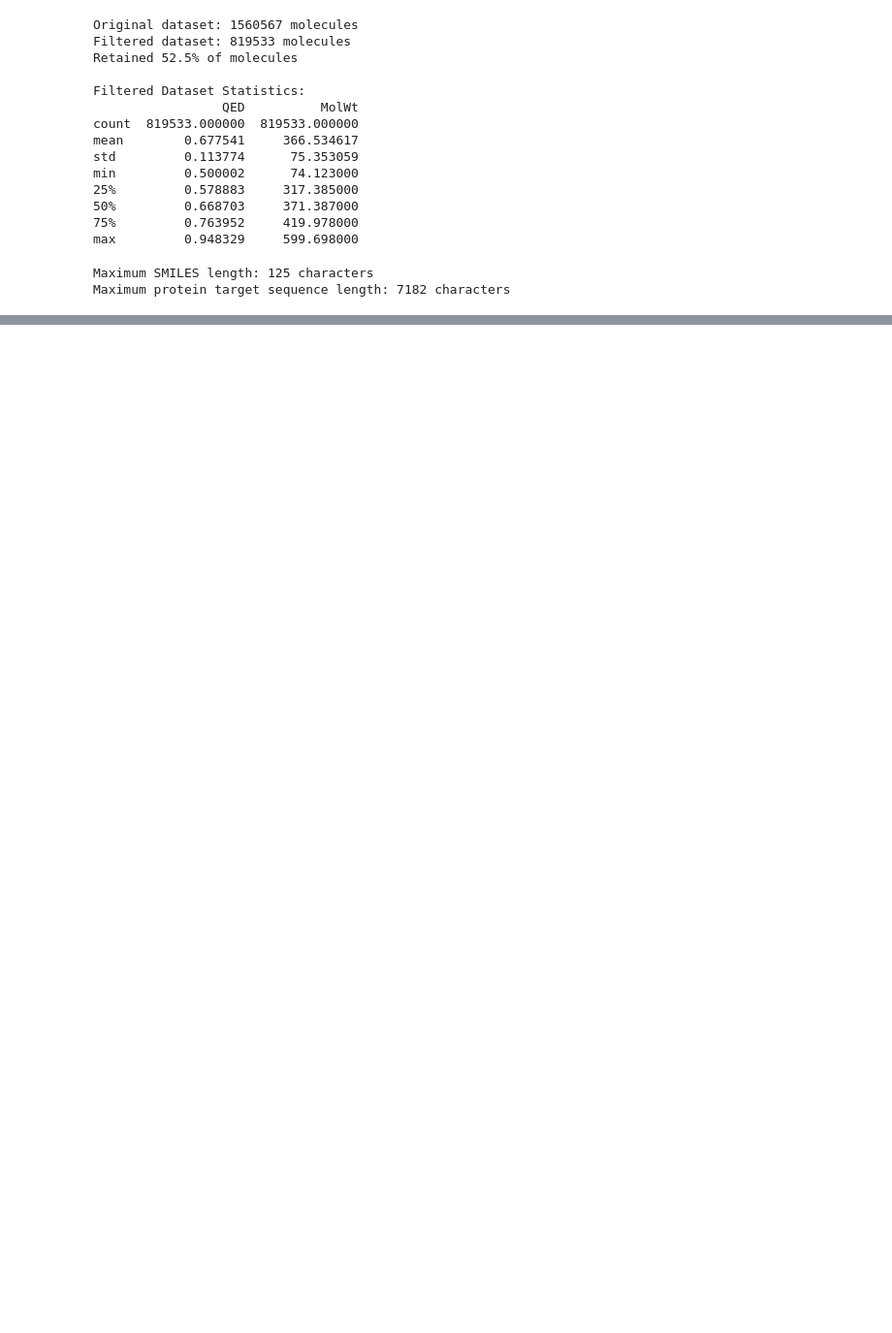
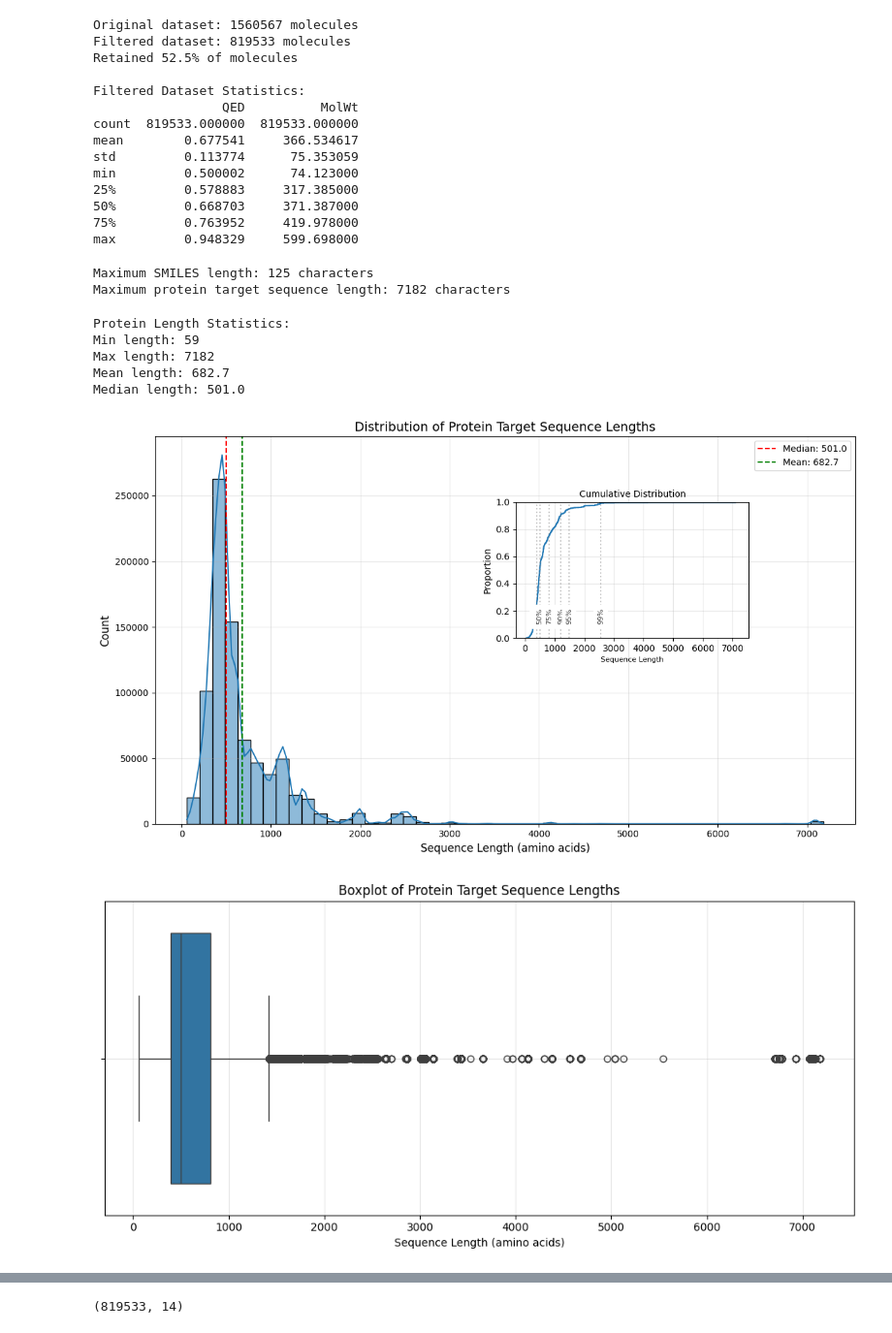
Before and after one commit to https-kanika/MolGenX-backend, a Jupyter notebook: EDA/bindingdb-eda.ipynb, the cells around one changed output, grey strips where cells are left out. Shown at 97% size. Drawn from its saved outputs; the diff is of its cells as text; code cells hidden in the pictures; blank space fills up the shorter version.

```diff
--- a/EDA/bindingdb-eda.ipynb
+++ b/EDA/bindingdb-eda.ipynb
@@ -693,3 +693,75 @@ print(f"Maximum protein target sequence length: {max_target_seq_length} characte
 # %% [output]
 Maximum SMILES length: 125 characters
 Maximum protein target sequence length: 7182 characters
+# %%
+import matplotlib.pyplot as plt
+import seaborn as sns
+import numpy as np
+
+# Calculate protein sequence lengths
+filtered_df['protein_length'] = filtered_df['target_seq'].str.len()
+
+# Basic statistics
+print("Protein Length Statistics:")
+print(f"Min length: {filtered_df['protein_length'].min()}")
+print(f"Max length: {filtered_df['protein_length'].max()}")
+print(f"Mean length: {filtered_df['protein_length'].mean():.1f}")
+print(f"Median length: {filtered_df['protein_length'].median()}")
+
+# Create a figure
+plt.figure(figsize=(12, 7))
+
+# Main distribution plot
+sns.histplot(filtered_df['protein_length'], bins=50, kde=True)
+plt.title('Distribution of Protein Target Sequence Lengths', fontsize=14)
+plt.xlabel('Sequence Length (amino acids)', fontsize=12)
+plt.ylabel('Count', fontsize=12)
+plt.axvline(filtered_df['protein_length'].median(), color='red', linestyle='--',
+            label=f'Median: {filtered_df["protein_length"].median()}')
+plt.axvline(filtered_df['protein_length'].mean(), color='green', linestyle='--',
+            label=f'Mean: {filtered_df["protein_length"].mean():.1f}')
+plt.grid(True, alpha=0.3)
+plt.legend()
+
+# Add an inset with cumulative distribution
+ax_inset = plt.axes([0.55, 0.5, 0.3, 0.3])  # [left, bottom, width, height]
+sns.ecdfplot(filtered_df['protein_length'], ax=ax_inset)
+ax_inset.set_title('Cumulative Distribution', fontsize=10)
+ax_inset.set_xlabel('Sequence Length', fontsize=8)
+ax_inset.grid(True, alpha=0.3)
+
+# Add percentile markers
+percentiles = [25, 50, 75, 90, 95, 99]
+for p in percentiles:
+    length_p = np.percentile(filtered_df['protein_length'], p)
+    ax_inset.axvline(length_p, color='gray', alpha=0.5, linestyle=':')
+    ax_inset.text(length_p, 0.1, f'{p}%', ha='center', va='bottom', fontsize=8,
+                  rotation=90, backgroundcolor='white', alpha=0.8)
+
+plt.tight_layout()
+plt.show()
+
+# Optional: Create a boxplot to show outliers
+plt.figure(figsize=(10, 5))
+sns.boxplot(x=filtered_df['protein_length'])
+plt.title('Boxplot of Protein Target Sequence Lengths')
+plt.xlabel('Sequence Length (amino acids)')
+plt.grid(True, alpha=0.3)
+plt.tight_layout()
+plt.show()
+
+# Optional: Group by protein length ranges and count
+length_bins = [0, 100, 200, 300, 400, 500, 750, 1000, 1500, 2000, filtered_df['protein_length'].max()+1]
+filtered_df['length_group'] = pd.cut(filtered_df['protein_length'], bins=length_bins)
+length_counts = filtered_df['length_group'].value_counts().sort_index()
+print("\nProtein Length Distribution:")
+for group, count in length_counts.items():
+    print(f"{group}: {count} proteins ({count/len(filtered_df)*100:.1f}%)")
+# %% [output]
+Protein Length Statistics:
+Min length: 59
+Max length: 7182
+Mean length: 682.7
+Median length: 501.0
+[figure, added]
+[figure, added]
@@ -696,3 +779,10 @@ Maximum protein target sequence length: 7182 characters
 # %%
 
 filtered_df.to_csv('high_qed_optimal_weight_compounds.csv', index=False)
+# %%
+import pandas as pd
+
+df=pd.read_csv(r"C:\Users\kani1\OneDrive\Desktop\gdg_hackathon_25\MolGenX-api\MolGenX-backend\data\high_qed_optimal_weight_compounds.csv")
+df.shape
+# %% [output]
+(819533, 14)
```
Also changed, not shown: parts of 6 cells of this notebook, 4 other files.
